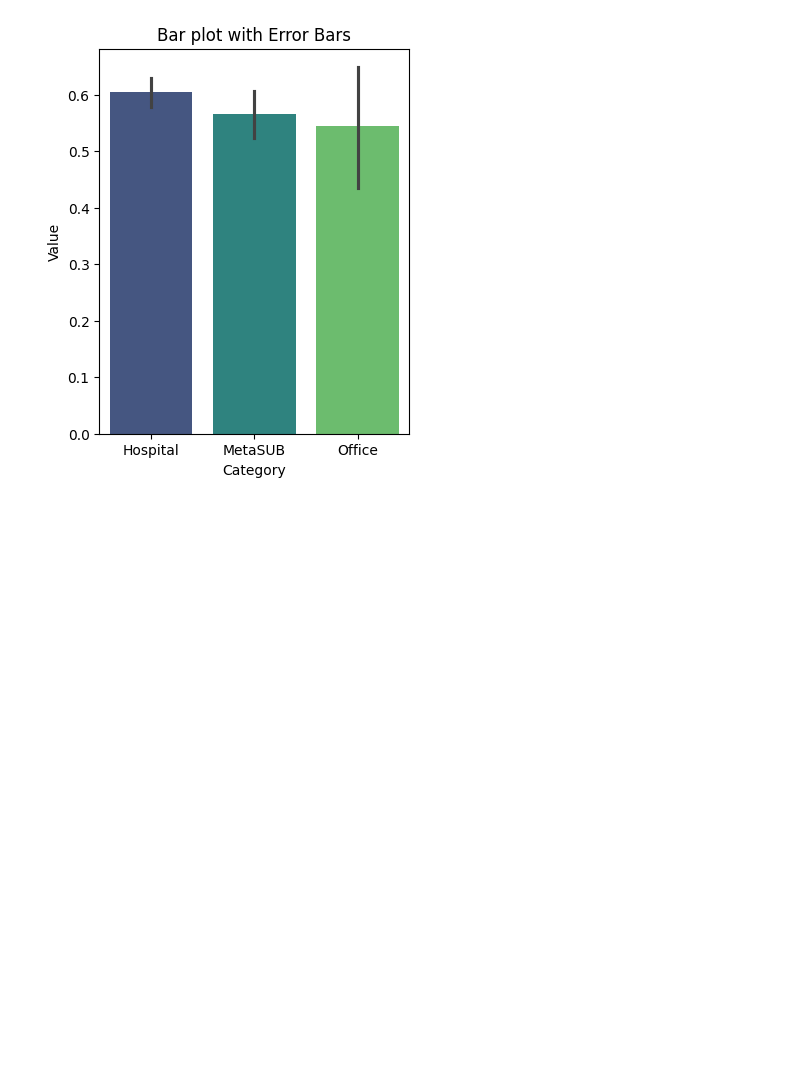
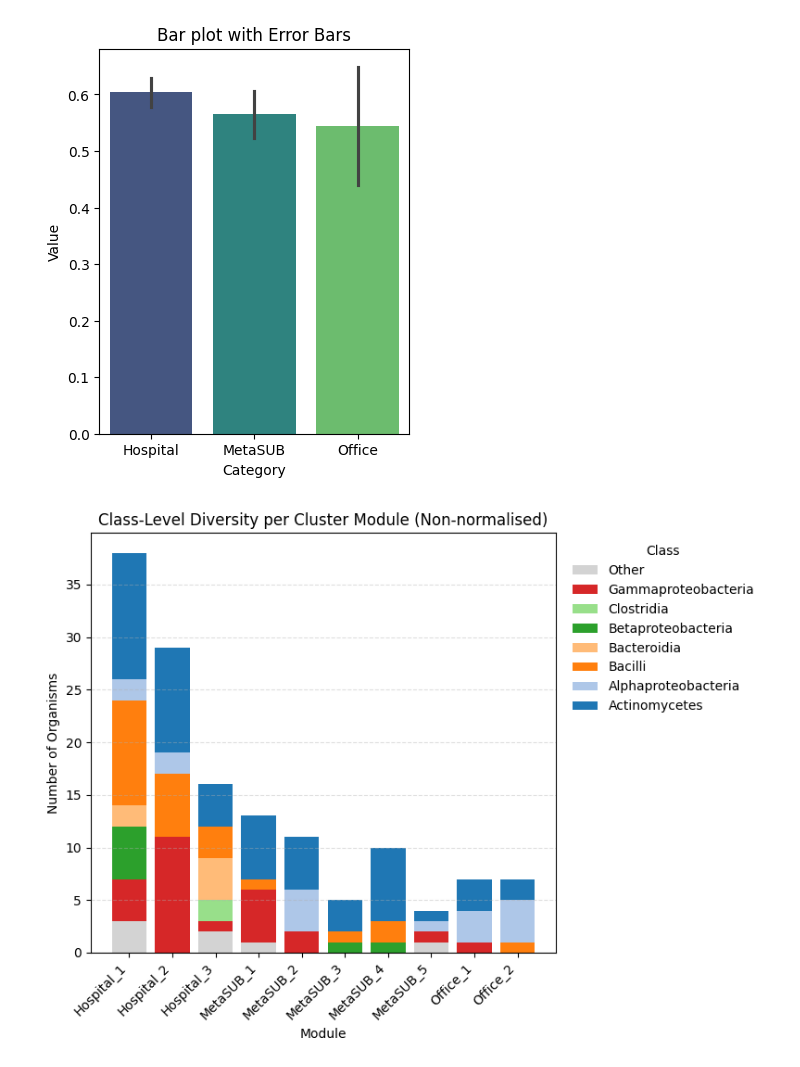
Before and after one commit to RamanLab/Hospital_Microbiome, a Jupyter notebook: 3_Network_properties.ipynb, the cells around one changed output. Drawn from its saved outputs; the diff is of its cells as text; code cells hidden in the pictures; blank space fills up the shorter version.

```diff
--- a/3_Network_properties.ipynb
+++ b/3_Network_properties.ipynb
@@ -459,3 +515,97 @@ plt.savefig(figure_path + 'Fig_3F.svg', format='svg')
 plt.show()
 # %% [output]
 [figure]
+# %%
+# Cluster analysis
+
+environments = ["Hospital", "MetaSUB", "Office"]
+cluster_df = {}
+
+for env in environments:
+    cluster_data = pd.read_csv(output_path + "network_files/clusters/" + env + "_LCC_clusters.csv", sep = ",", index_col = 0)
+    cluster_data.index.name = "Organism"
+
+    cluster_df[env] = cluster_data
+
+# Loading the taxonomic information
+taxa_data = pd.read_csv(output_path + "phyloseq_source/all_filtered_taxa.csv", sep = ",", index_col = 0)
+# %%
+# Step 1: Prepare long-form data
+all_clusters = []
+
+for env, df in cluster_df.items():
+    for organism, row in df.iterrows():
+        cluster_num = row[0]
+        cluster_name = f"{env}_{cluster_num}"
+        all_clusters.append({"Organism": organism, "Module": cluster_name})
+
+cluster_long_df = pd.DataFrame(all_clusters)
+
+# Step 2: Merge with taxonomy class data
+merged_df = cluster_long_df.merge(
+    taxa_data[["class"]],
+    left_on="Organism",
+    right_index=True,
+    how="left"
+)
+merged_df["class"] = merged_df["class"].fillna("Unknown")
+
+# Step 3: Count organisms per module and class
+counts = merged_df.groupby(["Module", "class"]).size().reset_index(name="Count")
+pivot_df = counts.pivot(index="Module", columns="class", values="Count").fillna(0)
+
+# Step 4: Top 10 classes across all modules
+total_counts = pivot_df.sum().sort_values(ascending=False)
+top_classes = total_counts.head(7).index.tolist()
+
+# Step 5: Group remaining classes into "Other"
+pivot_df["Other"] = pivot_df.drop(columns=top_classes).sum(axis=1)
+pivot_df = pivot_df[top_classes + ["Other"]]
+
+# Step 6: Sort classes alphabetically, reverse for plotting (Other stays bottom)
+ordered_classes = ["Other"] + sorted(top_classes, reverse=True)
+pivot_df = pivot_df[ordered_classes]
+
+# Step 7: Colorblind-friendly palette
+color_palette = sns.color_palette("tab20", len(top_classes))
+colors = ["#d3d3d3"] + list(color_palette[::-1])   # Reverse order, then light grey for Other
+
+# Step 8: Plot
+fig, ax = plt.subplots(figsize=(8, 6))
+bottom = None
+
+for i, cls in enumerate(ordered_classes):
+    ax.bar(
+        pivot_df.index,
+        pivot_df[cls],
+        bottom=bottom,
+        color=colors[i],
+        label=cls,
+        width=0.8
+    )
+    if bottom is None:
+        bottom = pivot_df[cls].copy()
+    else:
+        bottom += pivot_df[cls]
+
+# Styling
+ax.set_ylabel("Number of Organisms")
+ax.set_xlabel("Module")
+ax.set_title("Class-Level Diversity per Cluster Module (Non-normalised)")
+ax.set_xticks(range(len(pivot_df)))
+ax.set_xticklabels(pivot_df.index, rotation=45, ha="right")
+ax.grid(axis='y', linestyle='--', alpha=0.4)
+
+# Legend inside
+ax.legend(
+    title="Class",
+    loc='upper left',
+    bbox_to_anchor=(1.01, 1),
+    frameon=False
+)
+
+plt.tight_layout()
+plt.savefig(figure_path + "Figure_3C.svg", dpi=600, bbox_inches="tight")
+plt.show()
+# %% [output]
+[figure, added]
```
Also changed, not shown: parts of 12 cells of this notebook, 9 other files.
